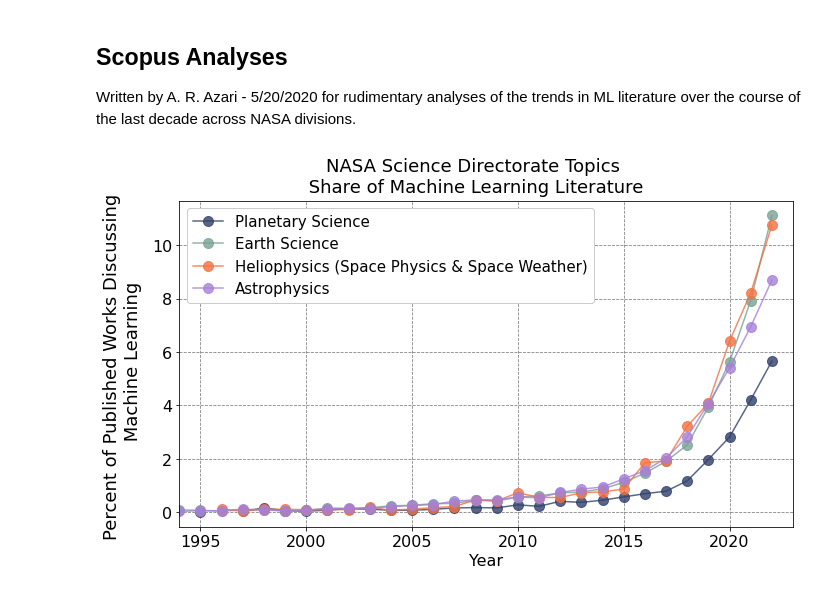
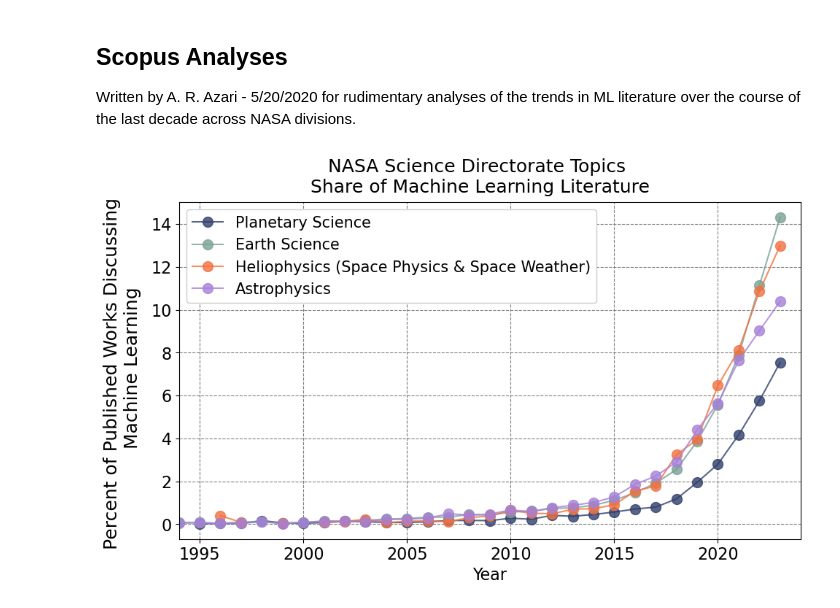
Before and after one commit to abbyazari/NASA-ML-Pubs, a Jupyter notebook: Analysis.ipynb, the cells around one changed output. Saved outputs shown, nothing was run; the diff lists cells and outputs as text; code cells hidden in the pictures.

```diff
--- a/Analysis.ipynb
+++ b/Analysis.ipynb
@@ -13,7 +13,7 @@ names  = ['ML+Planetary', 'Planetary',
           'ML+HelioSP', 'HelioSP',
           'ML+Astro', 'Astro']
 
-searchTime = 'End2022Results'
+searchTime = 'End2023Results'
 
 frames = {}
 
@@ -21,7 +21,7 @@ for n in names:
     frames[n] = pd.read_csv('./Data/' + searchTime + '/' + n + '.csv', header = 2)
     frames[n].index = frames[n].Year.values.copy()
     #print(frames[n].index)
-    frames[n] = frames[n].reindex(index = np.arange(int(1950), int(2023)))
+    frames[n] = frames[n].reindex(index = np.arange(int(1950), int(2024)))
     #print(frames[n].index)
 # %%
 #and make final normalized datasets by dividing over range 1950-2020
@@ -56,32 +56,32 @@ ax = fig.add_subplot(gs[:,:])
 
 #Somehow denote the actual, legend? Say what rate we are at?
 
 ax.plot(frames['ML+Planetary'].index, frames['ML+Planetary'].Percent, '-o',
         color = '#303f6b', markersize = 10,
         label = 'Planetary Science', alpha = 0.8)
 ax.plot(frames['ML+Earth'].index, frames['ML+Earth'].Percent, '-o',
         color = '#79a194', markersize = 10,
         label = 'Earth Science', alpha = 0.8)
 
 ax.plot(frames['ML+HelioSP'].index, frames['ML+HelioSP'].Percent, '-o',
         color = '#f27141', markersize = 10,
         label = 'Heliophysics (Space Physics & Space Weather)', alpha = 0.8)
 
 ax.plot(frames['ML+Astro'].index, frames['ML+Astro'].Percent, '-o',
         color = '#a680d9', markersize = 10,
         label = 'Astrophysics', alpha = 0.8)
 
 ax.set_xlabel('Year', fontsize = 16)
 ax.set_ylabel('Percent of Published Works Discussing \n Machine Learning',
               fontsize = 18, labelpad = 10)
 
 ax.grid(color='gray', linestyle='dashed')
 ax.tick_params(labelsize=16)
 
-ax.set_xlim([1994, 2023])
+ax.set_xlim([1994, 2024])
 
 ax.legend(fontsize = 15, framealpha = 1)
 
 fig.savefig('./Figures/NASADivision_Share_ML_{}.pdf'.format(searchTime))
 # %% [output]
-[figure, old version]
+[figure, new version]
```
